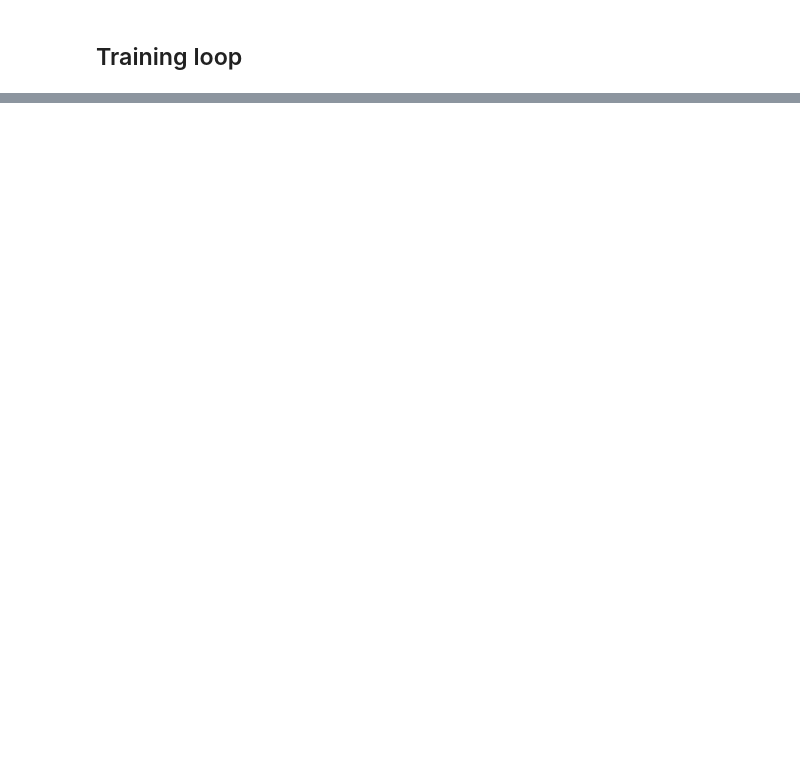
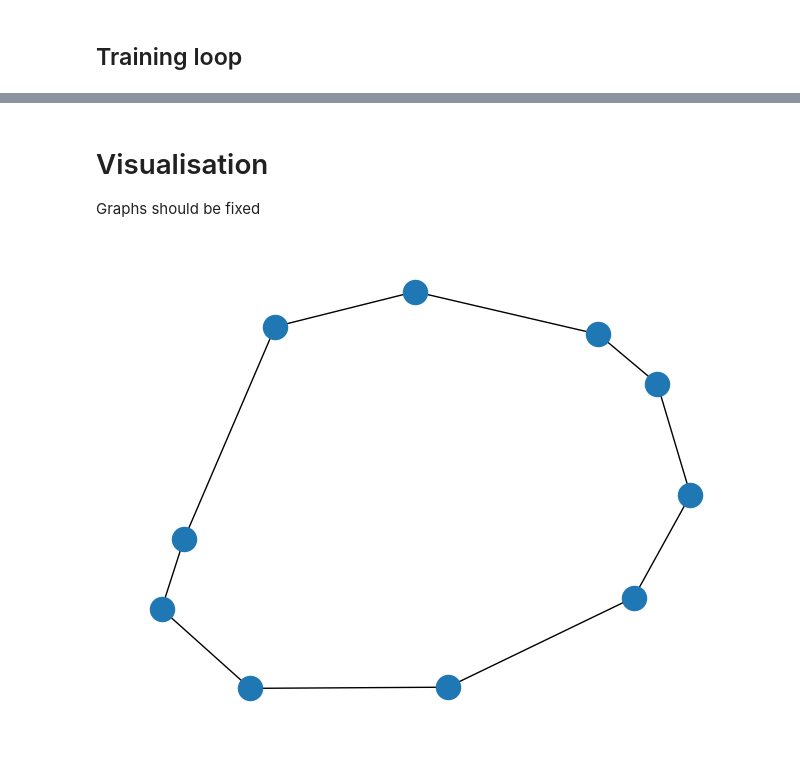
Before and after one commit to MarioAuditore/TDA-for-Travelling-Salesman, a Jupyter notebook: train_tsp_pipeline.ipynb, the cells around one changed output, grey strips where cells are left out. Saved outputs shown, nothing was run; the diff lists cells and outputs as text; code cells hidden in the pictures; blank space fills up the shorter version.

```diff
--- a/train_tsp_pipeline.ipynb
+++ b/train_tsp_pipeline.ipynb
@@ -402,12 +388,9 @@ KeyboardInterrupt:
 # %%
-# generate a batch of random TSP instances
-x = torch.rand(args.batch_size, args.nb_nodes, args.dim_input_nodes, device=device) # size(x)=(batch_size, nb_nodes, dim_input_nodes)
-
-# generate new features
+# generate topological features
 # new_f = ...
-data = x # np.concat(x, new_f)
+data = x_test_tsp # np.concat(x_test_tsp, new_f)
 
 with torch.no_grad():
     tour_baseline, _ = model_baseline(data, deterministic=True)
-    print(compute_tour_length(x, tour_train).mean())
+    print(compute_tour_length(x_test_tsp, tour_baseline).mean().to('cpu'), x_test_len)
 # %% [output]
@@ -568,0 +398,28 @@ file.close()
+# %% [markdown]
+# Visualisation
+Graphs should be fixed
+# %%
+from scipy.spatial import distance_matrix
+
+
+idx = 0
+points = np.array(x_test_tsp[idx].to('cpu'))
+
+dist_mtx = distance_matrix(points, points)
+model_tour = np.array(tour_baseline[idx].to('cpu'))
+
+def create_graph(tour, dist_mtx):
+    mask = np.zeros_like(dist_mtx)
+
+    for i in range(-1, len(tour) - 1):
+        point_a = tour[i]
+        point_b = tour[i + 1]
+        mask[point_a, point_b] = 1
+    return nx.from_numpy_matrix(mask * dist_mtx)
+
+G = create_graph(model_tour, dist_mtx)
+pos = nx.spring_layout(G, seed=47)  # Seed layout for reproducibility
+nx.draw(G)
+plt.show()
+# %% [output]
+[figure, added]
```
Also changed, not shown: parts of 24 cells of this notebook.
